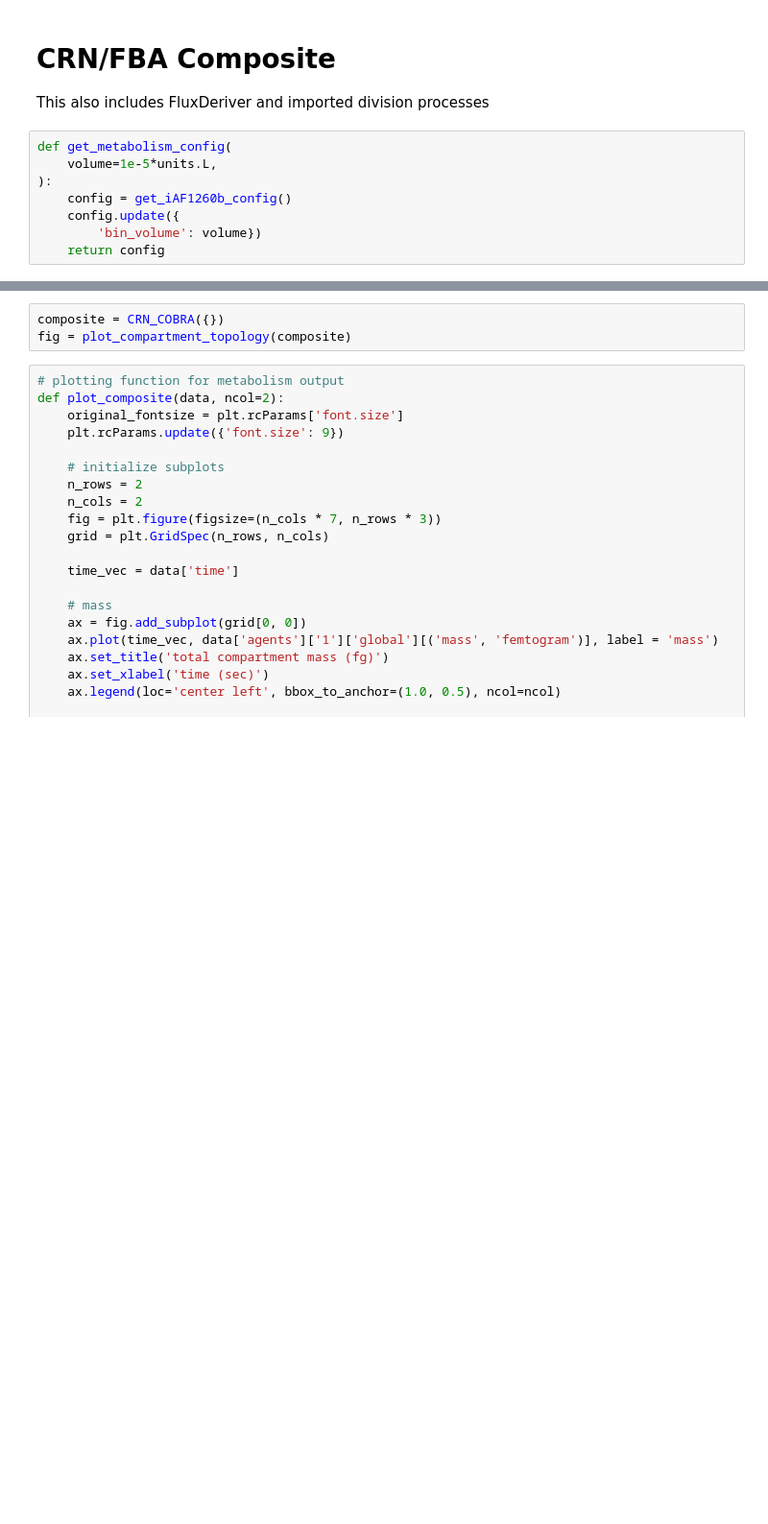
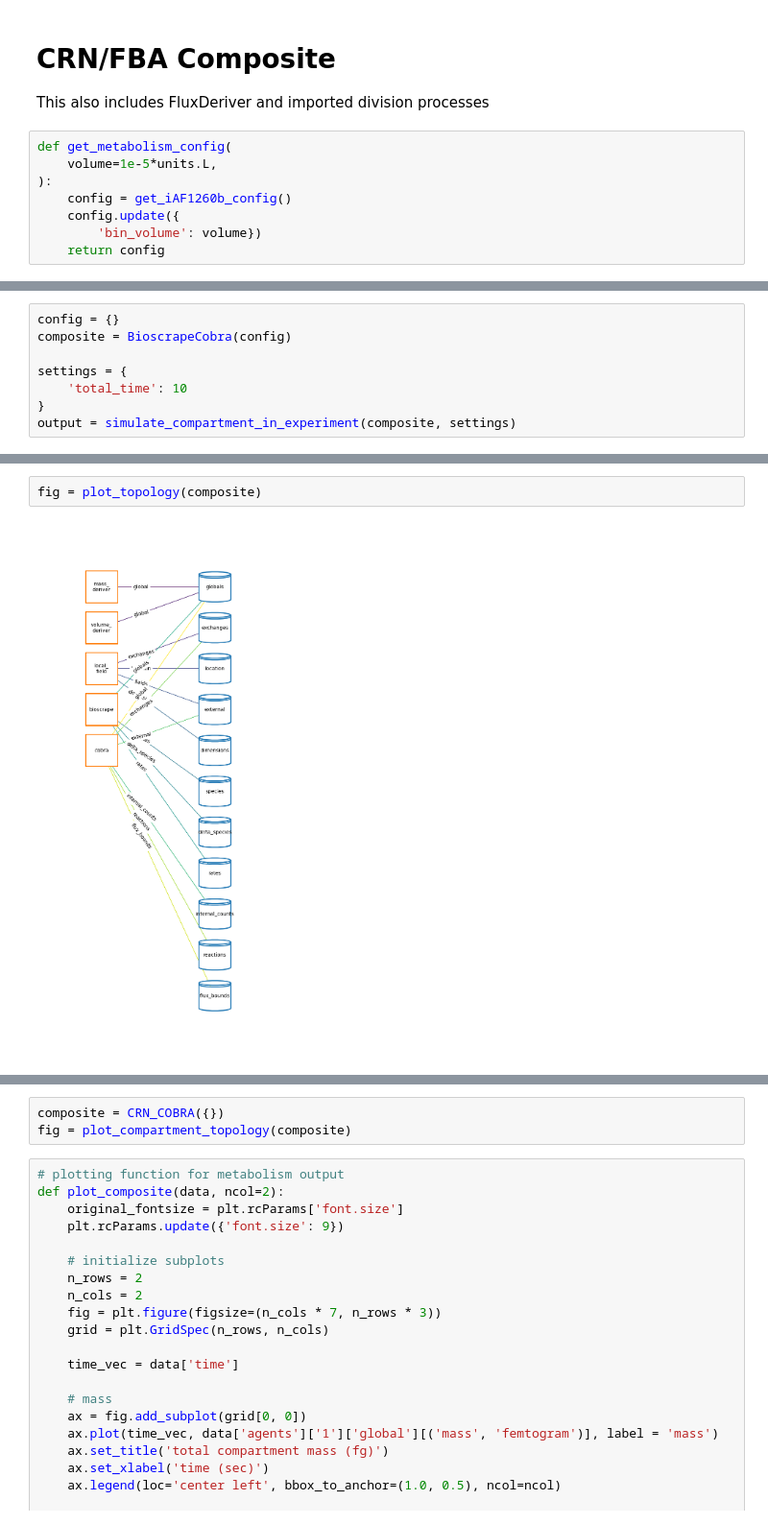
Before and after one commit to vivarium-collective/vivarium-notebooks, a Jupyter notebook: Lac Operon Model/bioscrape-cobra.ipynb, the cells around one changed output, grey strips where cells are left out. Shown at 96% size. Drawn from its saved outputs; the diff is of its cells as text; blank space fills up the shorter version.

Commit message:
getting started on BioscrapeCobra

```diff
--- a/Lac Operon Model/bioscrape-cobra.ipynb
+++ b/Lac Operon Model/bioscrape-cobra.ipynb
@@ -195,0 +258,8 @@ class FluxDeriver(Deriver):
+# %%
+config = {}
+composite = BioscrapeCobra(config)
+
+settings = {
+    'total_time': 10
+}
+output = simulate_compartment_in_experiment(composite, settings)
@@ -196,3 +270,7 @@ class FluxDeriver(Deriver):
+# %%
+fig = plot_topology(composite)
+# %% [output]
+[figure, added]
 # %%
 from vivarium.processes.divide_condition import DivideCondition
 from vivarium.processes.meta_division import MetaDivision
```
Also changed, not shown: parts of 9 cells of this notebook, 1 other file.
